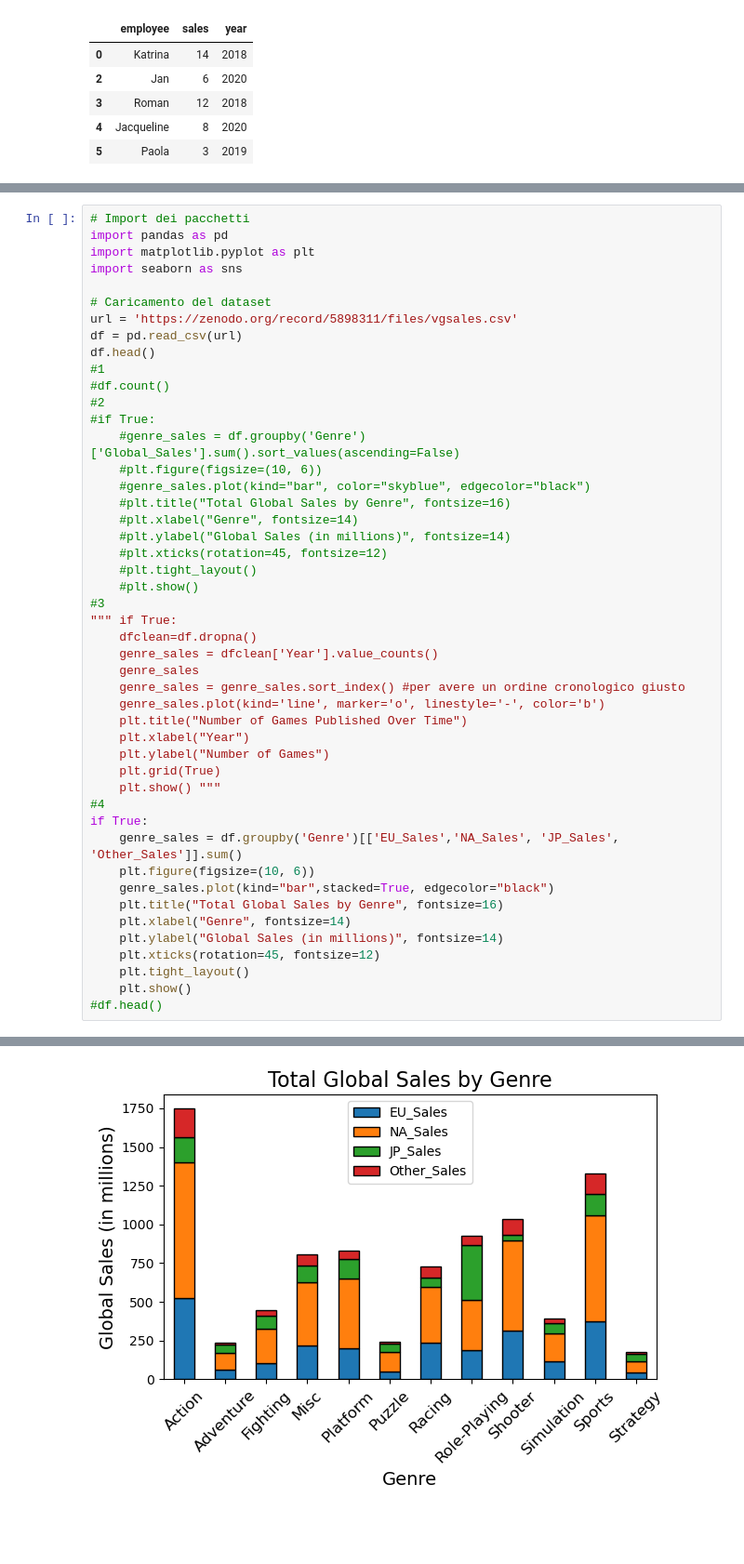
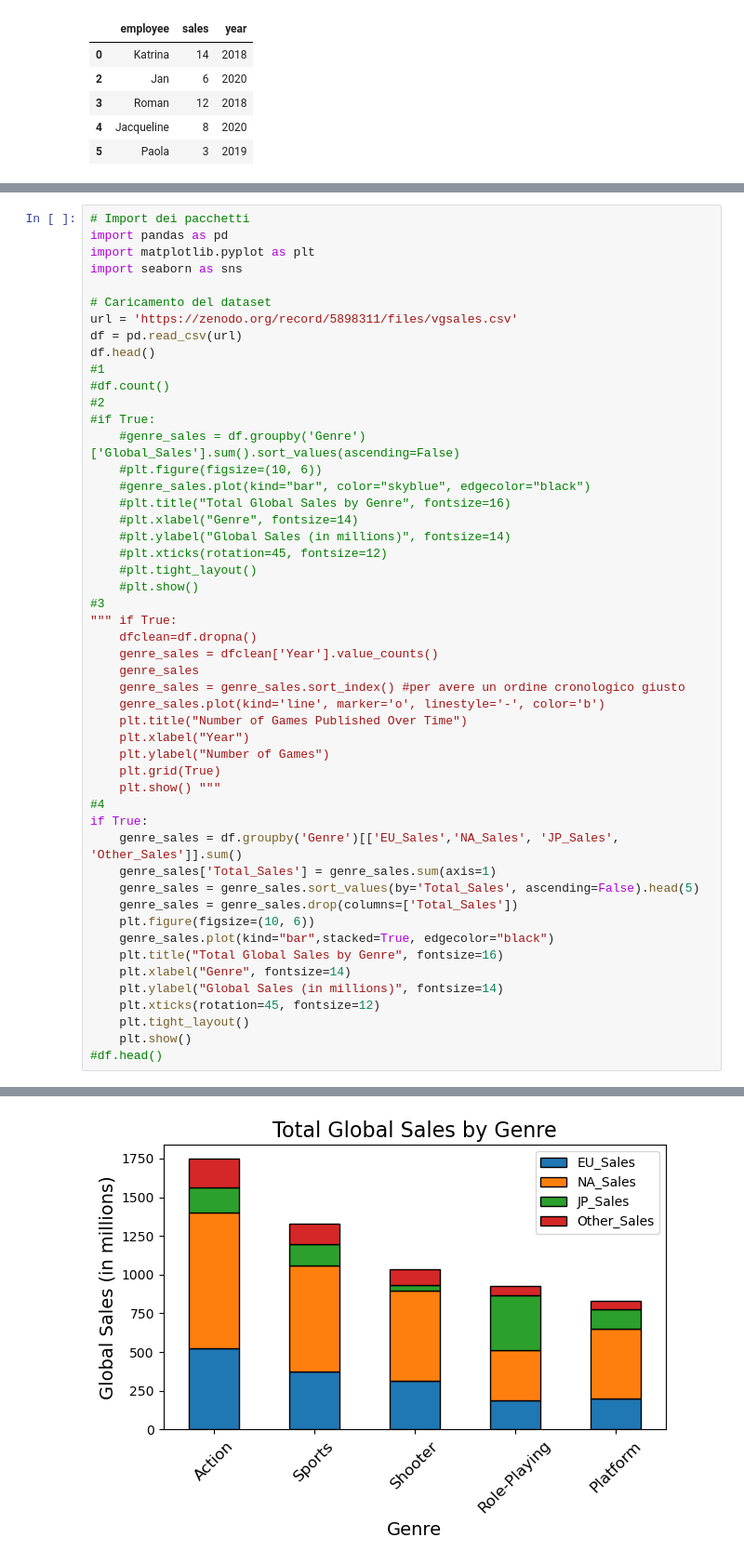
Before and after one commit to General-Kainobi/ProgrammingLab2, a Jupyter notebook: Esercizi/5_Esericzi_lez5.ipynb, the cells around one changed output, grey strips where cells are left out. Shown: that part at 93% size. Cells and saved outputs as stored; diff of their text form; blank space fills up the shorter version.

```diff
--- a/Esercizi/5_Esericzi_lez5.ipynb
+++ b/Esercizi/5_Esericzi_lez5.ipynb
@@ -76,31 +76,34 @@ df.head()
     #plt.ylabel("Global Sales (in millions)", fontsize=14)
     #plt.xticks(rotation=45, fontsize=12)
     #plt.tight_layout()
     #plt.show()
 #3
 """ if True:
     dfclean=df.dropna()
     genre_sales = dfclean['Year'].value_counts()
     genre_sales
     genre_sales = genre_sales.sort_index() #per avere un ordine cronologico giusto
     genre_sales.plot(kind='line', marker='o', linestyle='-', color='b')
     plt.title("Number of Games Published Over Time")
     plt.xlabel("Year")
     plt.ylabel("Number of Games")
     plt.grid(True)
     plt.show() """
 #4
 if True:
     genre_sales = df.groupby('Genre')[['EU_Sales','NA_Sales', 'JP_Sales', 'Other_Sales']].sum()
+    genre_sales['Total_Sales'] = genre_sales.sum(axis=1)
+    genre_sales = genre_sales.sort_values(by='Total_Sales', ascending=False).head(5)
+    genre_sales = genre_sales.drop(columns=['Total_Sales'])
     plt.figure(figsize=(10, 6))
     genre_sales.plot(kind="bar",stacked=True, edgecolor="black")
     plt.title("Total Global Sales by Genre", fontsize=16)
     plt.xlabel("Genre", fontsize=14)
     plt.ylabel("Global Sales (in millions)", fontsize=14)
     plt.xticks(rotation=45, fontsize=12)
     plt.tight_layout()
     plt.show()
 #df.head()
 # %% [output]
 <Figure size 1000x600 with 0 Axes>
-[figure, old version]
+[figure, new version]
```
Also changed, not shown: 1 other file.
